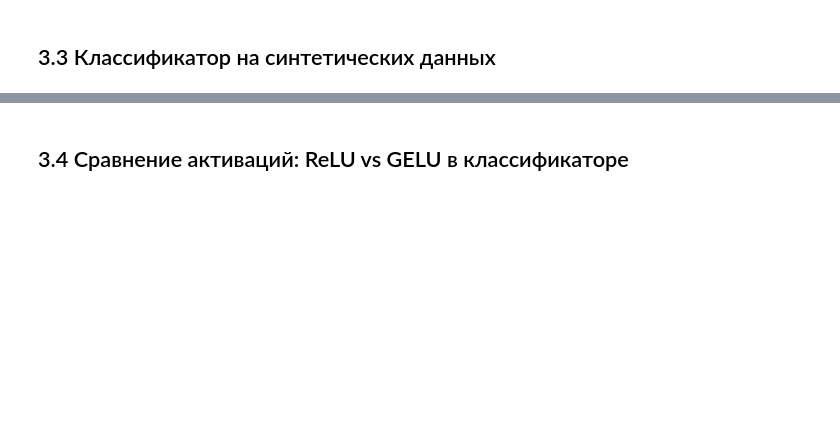
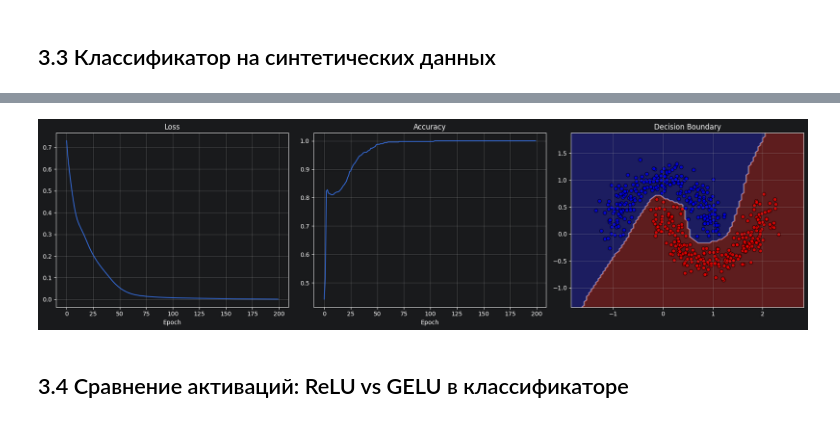
Before and after one commit to plsdemo0/transformer_learning, a Jupyter notebook: notebooks/03_linear_layers_and_activations.ipynb, the cells around one changed output, grey strips where cells are left out. Cells and saved outputs as stored; diff of their text form; code cells hidden in the pictures; blank space fills up the shorter version.

```diff
--- a/notebooks/03_linear_layers_and_activations.ipynb
+++ b/notebooks/03_linear_layers_and_activations.ipynb
@@ -124,59 +149,52 @@ log.info("Model created: %s parameters", sum(p.numel() for p in model.parameters
 # %%
-log.debug("Training classifier")
-
+# Цикл обучения: forward -> loss -> backward -> optimizer.step
 losses = []
 accs = []
 n_epochs = 200
 
 for epoch in range(n_epochs):
-    logits = model(X)
-    loss = criterion(logits, y)
+    logits = model(X)          # forward pass
+    loss = criterion(logits, y)  # вычисляем loss
 
-    optimizer.zero_grad()
-    loss.backward()
-
-    # Логируем градиенты
-    if epoch % 50 == 0:
-        grad_norm = sum(p.grad.norm().item() for p in model.parameters() if p.grad is not None)
-        log.debug("Epoch %d: loss=%.4f, grad_norm=%.4f", epoch, loss.item(), grad_norm)
-
-    optimizer.step()
+    optimizer.zero_grad()  # обнуляем градиенты
+    loss.backward()        # обратное распространение
+    optimizer.step()       # шаг оптимизации
 
     losses.append(loss.item())
     acc = (logits.argmax(1) == y).float().mean().item()
     accs.append(acc)
-
-log.info("Training complete: final loss=%.4f, final acc=%.4f", losses[-1], accs[-1])
 # %%
+# Визуализация: кривая потерь, точность, граница решения
 fig, axes = plt.subplots(1, 3, figsize=(18, 5))
 
-# Loss curve
+# Кривая потерь (loss)
 axes[0].plot(losses)
 axes[0].set_title('Loss')
 axes[0].set_xlabel('Epoch')
 axes[0].grid(True)
 
-# Accuracy curve
+# Кривая точности (accuracy)
 axes[1].plot(accs)
 axes[1].set_title('Accuracy')
 axes[1].set_xlabel('Epoch')
 axes[1].grid(True)
 
-# Decision boundary
+# Граница решения: предсказания модели на всей плоскости
 x_min, x_max = X[:, 0].min().item() - 0.5, X[:, 0].max().item() + 0.5
 y_min, y_max = X[:, 1].min().item() - 0.5, X[:, 1].max().item() + 0.5
 xx, yy = np.meshgrid(np.linspace(x_min, x_max, 100), np.linspace(y_min, y_max, 100))
 grid = torch.tensor(np.c_[xx.ravel(), yy.ravel()], dtype=torch.float32, device=device)
 with torch.no_grad():
     Z = model(grid).argmax(1).cpu().numpy().reshape(xx.shape)
 axes[2].contourf(xx, yy, Z, alpha=0.3, cmap='bwr')
 axes[2].scatter(X[:, 0].cpu(), X[:, 1].cpu(), c=y.cpu(), cmap='bwr', edgecolors='k', alpha=0.7)
 axes[2].set_title('Decision Boundary')
 axes[2].grid(True)
 
 plt.tight_layout()
 plt.show()
-log.info("Training visualizations complete")
+# %% [output]
+[figure, added]
 # %% [markdown]
 ## 3.4 Сравнение активаций: ReLU vs GELU в классификаторе
 # %%
```
Also changed, not shown: parts of 8 cells of this notebook, 22 other files.
